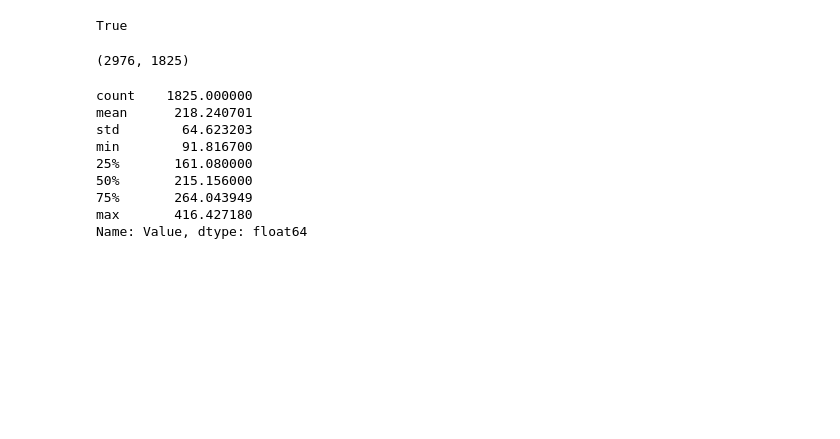
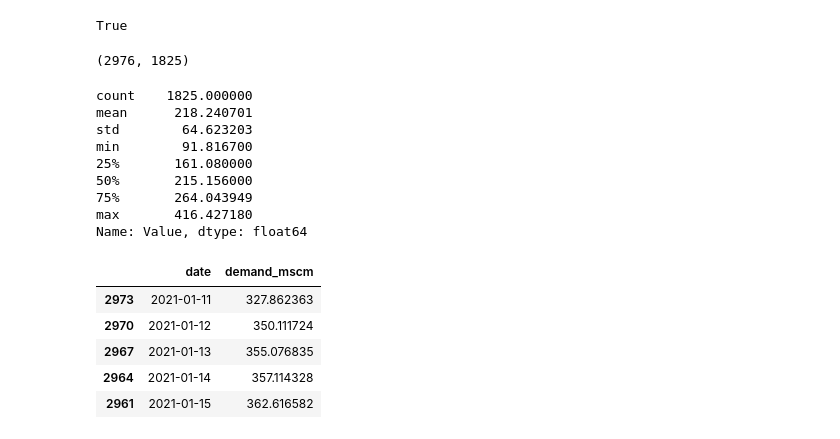
Before and after one commit to xdityx/xoserve-uk-gas-demand-forecasting, a Jupyter notebook: notebooks/data_exploration.ipynb, the cells around one changed output. Saved outputs shown, nothing was run; the diff lists cells and outputs as text; code cells hidden in the pictures; blank space fills up the shorter version.

```diff
--- a/notebooks/data_exploration.ipynb
+++ b/notebooks/data_exploration.ipynb
@@ -336,3 +336,19 @@ min        91.816700
 75%       264.043949
 max       416.427180
 Name: Value, dtype: float64
+# %%
+demand_daily = demand_daily.rename(columns={
+    "Applicable For": "date",
+    "Value": "demand_mscm"
+})
+
+demand_daily = demand_daily[["date", "demand_mscm"]].sort_values("date")
+
+demand_daily.head()
+# %% [output]
+|  | date | demand_mscm |
+| 2973 | 2021-01-11 | 327.862363 |
+| 2970 | 2021-01-12 | 350.111724 |
+| 2967 | 2021-01-13 | 355.076835 |
+| 2964 | 2021-01-14 | 357.114328 |
+| 2961 | 2021-01-15 | 362.616582 |
```
Also changed, not shown: parts of 2 cells of this notebook.
